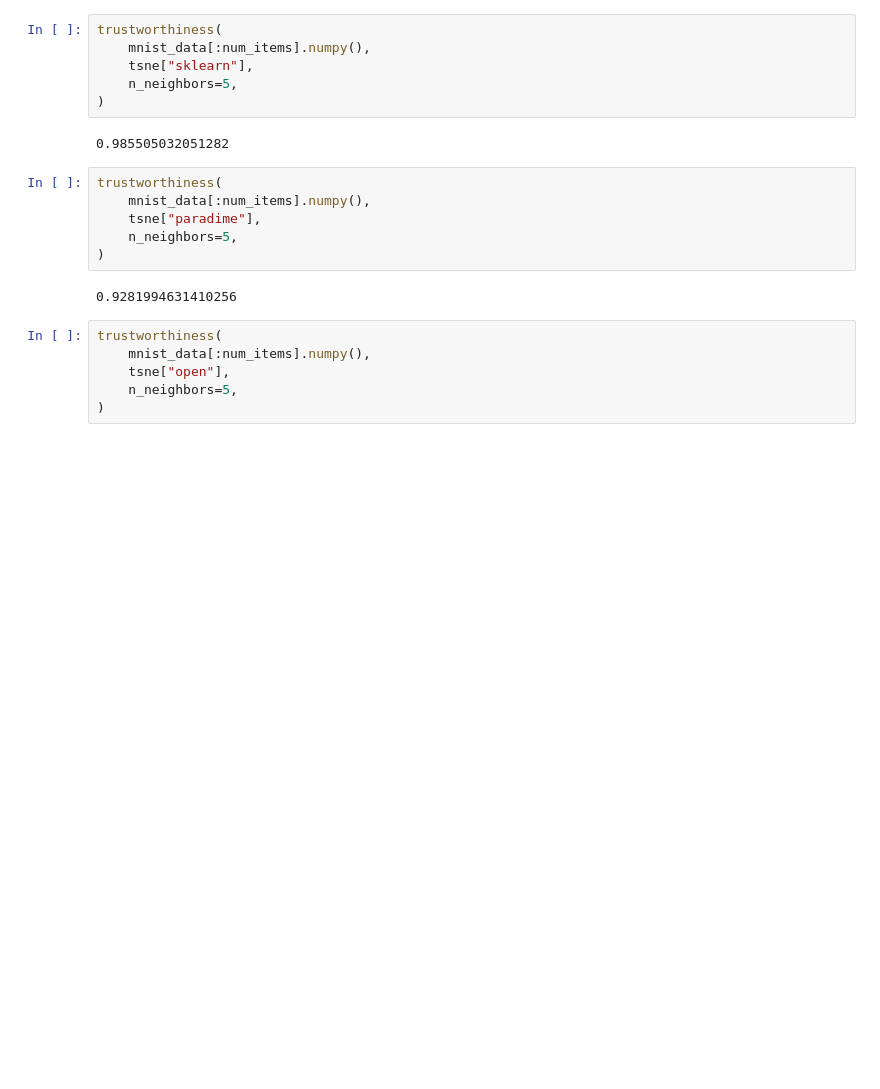
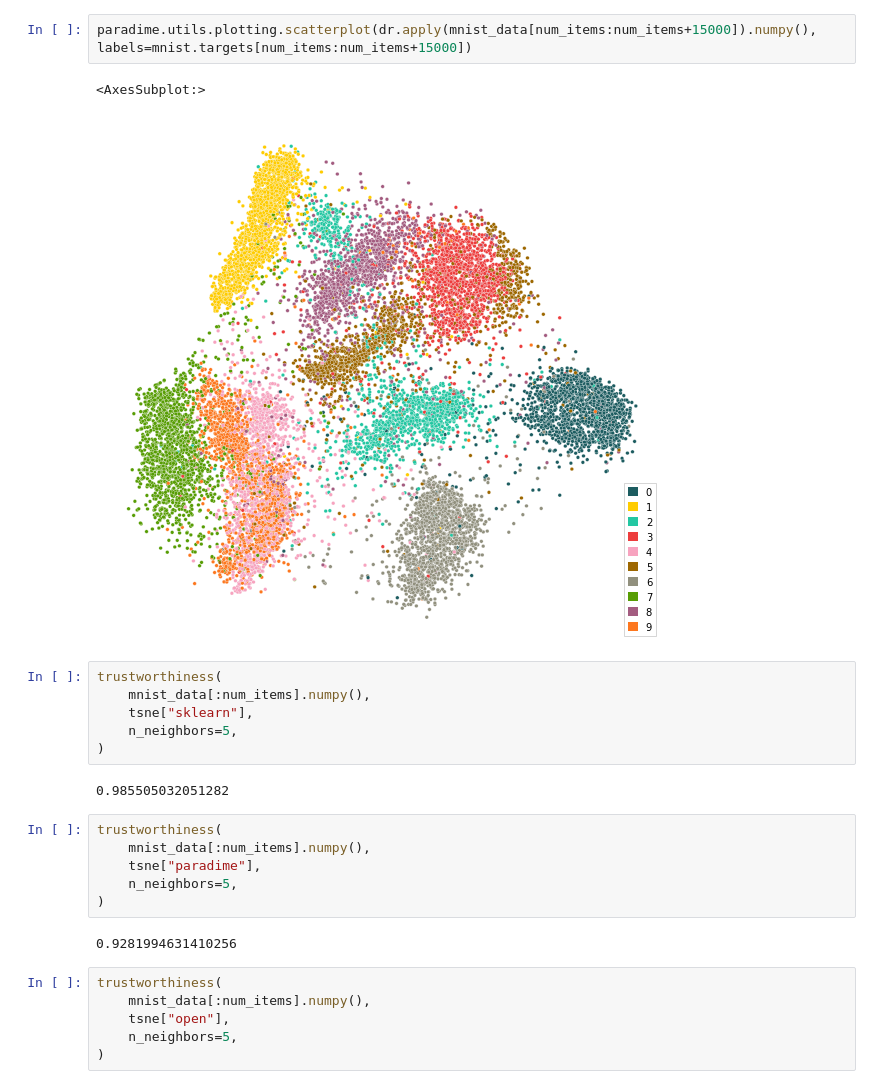
Before and after one commit to jku-vds-lab/paradime, a Jupyter notebook: notebooks/paper-plots/exaggeration.ipynb, the cells around one changed output. Cells and saved outputs as stored; diff of their text form; blank space fills up the shorter version.

```diff
--- a/notebooks/paper-plots/predefined copy.ipynb
+++ b/notebooks/paper-plots/exaggeration.ipynb
@@ -67,3 +87,8 @@ tsne["sklearn"] = ScikitTSNE(
+# %%
+paradime.utils.plotting.scatterplot(dr.apply(mnist_data[num_items:num_items+15000]).numpy(), labels=mnist.targets[num_items:num_items+15000])
+# %% [output]
+<AxesSubplot:>
+[figure, added]
 # %%
 trustworthiness(
     mnist_data[:num_items].numpy(),
```
Also changed, not shown: parts of 10 cells of this notebook.
